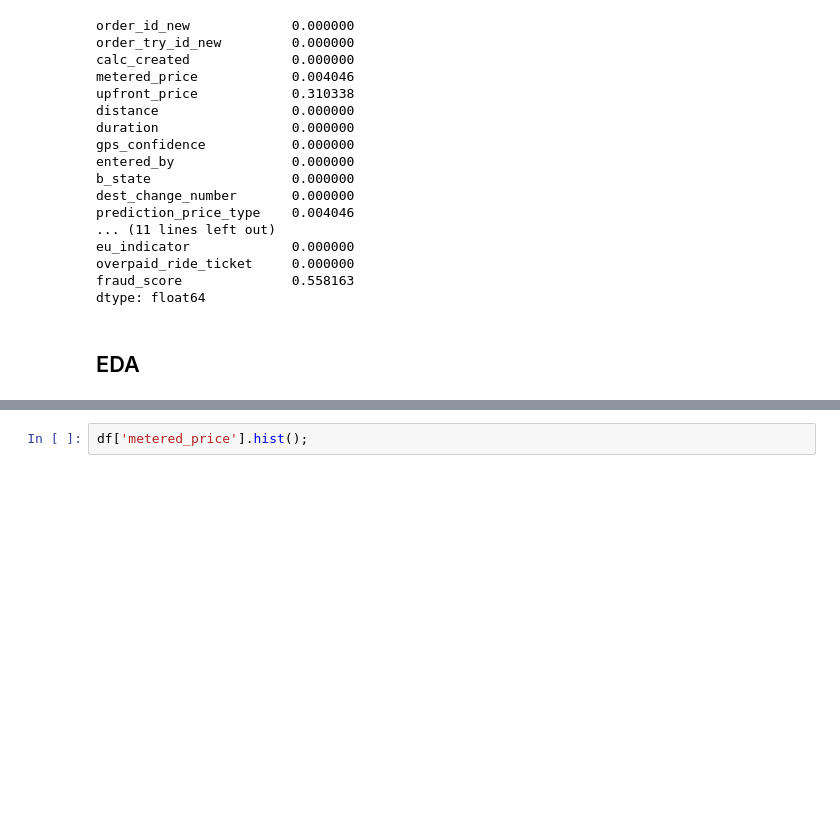
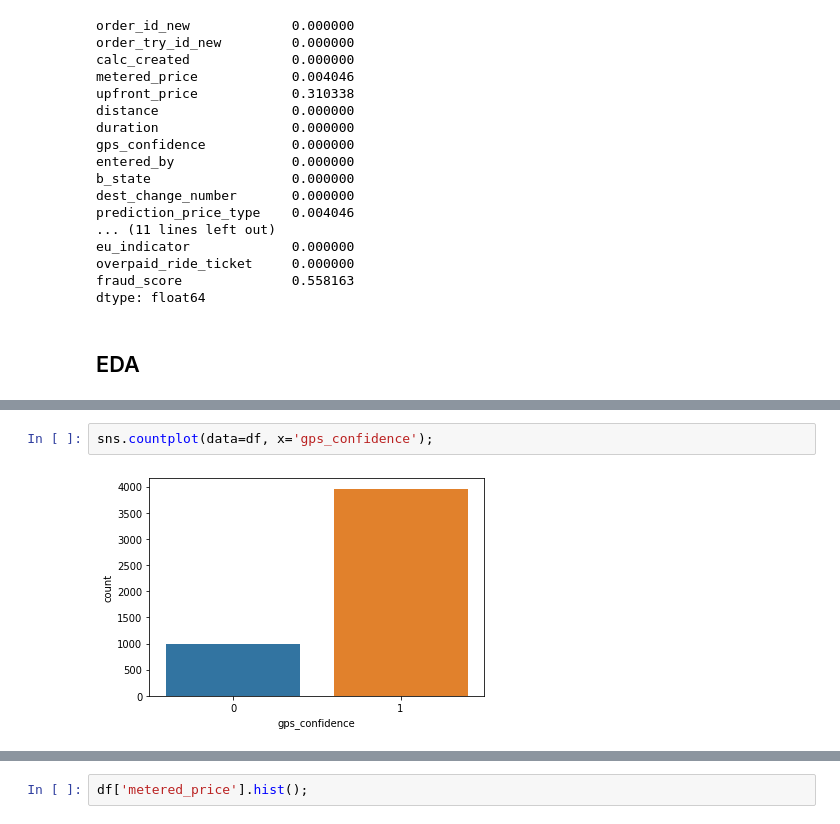
Before and after one commit to Starburned7/data-analytics-projects, a Jupyter notebook: taxi_data_analysis.ipynb, the cells around one changed output, grey strips where cells are left out. Saved outputs shown, nothing was run; the diff lists cells and outputs as text; blank space fills up the shorter version.

```diff
--- a/taxi_data_analysis.ipynb
+++ b/taxi_data_analysis.ipynb
@@ -149,0 +155,4 @@ dtype: float64
+# %%
+sns.countplot(data=df, x='gps_confidence');
+# %% [output]
+[figure, added]
```
Also changed, not shown: parts of 10 cells of this notebook, 1 other file.
